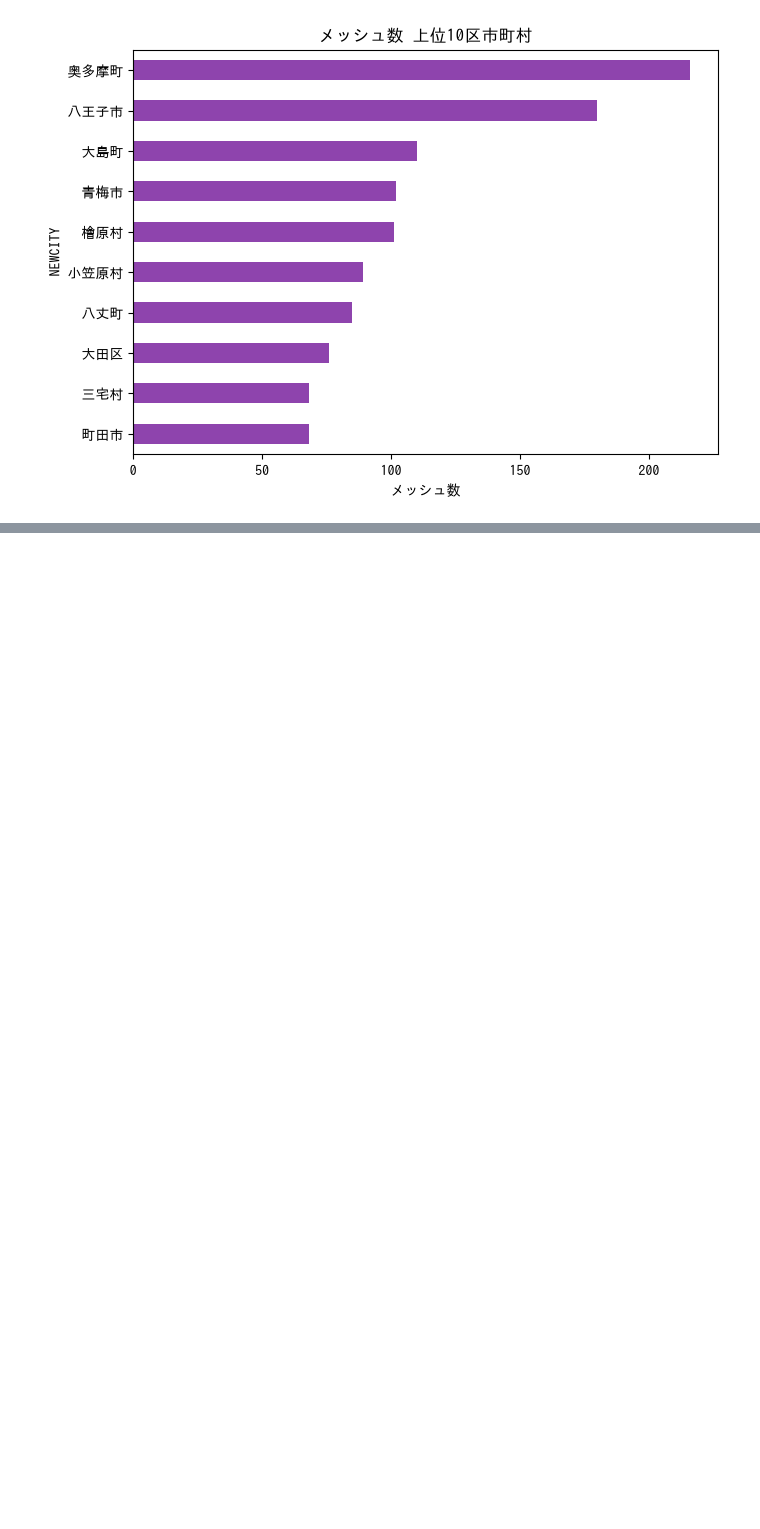
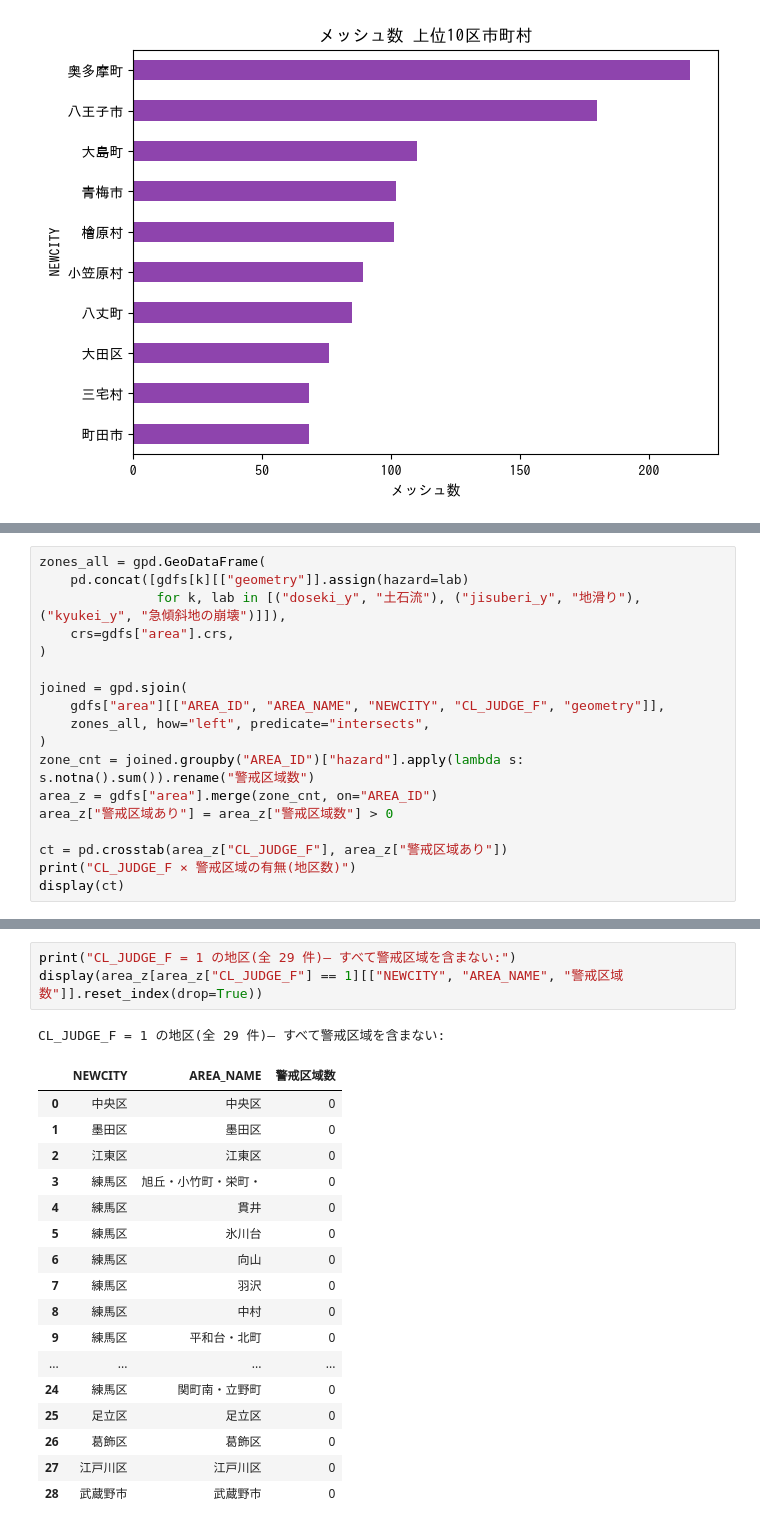
Before and after one commit to YUINODO/new, a Jupyter notebook: notebooks/sediment_hazard_eda.ipynb, the cells around one changed output, grey strips where cells are left out. Cells and saved outputs as stored; diff of their text form; blank space fills up the shorter version.

```diff
--- a/notebooks/sediment_hazard_eda.ipynb
+++ b/notebooks/sediment_hazard_eda.ipynb
@@ -421,0 +489,18 @@ plt.show()
+# %%
+zones_all = gpd.GeoDataFrame(
+    pd.concat([gdfs[k][["geometry"]].assign(hazard=lab)
+               for k, lab in [("doseki_y", "土石流"), ("jisuberi_y", "地滑り"), ("kyukei_y", "急傾斜地の崩壊")]]),
+    crs=gdfs["area"].crs,
+)
+
+joined = gpd.sjoin(
+    gdfs["area"][["AREA_ID", "AREA_NAME", "NEWCITY", "CL_JUDGE_F", "geometry"]],
+    zones_all, how="left", predicate="intersects",
+)
+zone_cnt = joined.groupby("AREA_ID")["hazard"].apply(lambda s: s.notna().sum()).rename("警戒区域数")
+area_z = gdfs["area"].merge(zone_cnt, on="AREA_ID")
+area_z["警戒区域あり"] = area_z["警戒区域数"] > 0
+
+ct = pd.crosstab(area_z["CL_JUDGE_F"], area_z["警戒区域あり"])
+print("CL_JUDGE_F × 警戒区域の有無(地区数)")
+display(ct)
@@ -421,0 +513,22 @@ plt.show()
+# %%
+print("CL_JUDGE_F = 1 の地区(全 29 件)— すべて警戒区域を含まない:")
+display(area_z[area_z["CL_JUDGE_F"] == 1][["NEWCITY", "AREA_NAME", "警戒区域数"]].reset_index(drop=True))
+# %% [output]
+CL_JUDGE_F = 1 の地区(全 29 件)— すべて警戒区域を含まない:
+|  | NEWCITY | AREA_NAME | 警戒区域数 |
+| 0 | 中央区 | 中央区 | 0 |
+| 1 | 墨田区 | 墨田区 | 0 |
+| 2 | 江東区 | 江東区 | 0 |
+| 3 | 練馬区 | 旭丘・小竹町・栄町・ | 0 |
+| 4 | 練馬区 | 貫井 | 0 |
+| 5 | 練馬区 | 氷川台 | 0 |
+| 6 | 練馬区 | 向山 | 0 |
+| 7 | 練馬区 | 羽沢 | 0 |
+| 8 | 練馬区 | 中村 | 0 |
+| 9 | 練馬区 | 平和台・北町 | 0 |
+| ... | ... | ... | ... |
+| 24 | 練馬区 | 関町南・立野町 | 0 |
+| 25 | 足立区 | 足立区 | 0 |
+| 26 | 葛飾区 | 葛飾区 | 0 |
+| 27 | 江戸川区 | 江戸川区 | 0 |
+| 28 | 武蔵野市 | 武蔵野市 | 0 |
```
Also changed, not shown: parts of 14 cells of this notebook, 2 other files.
